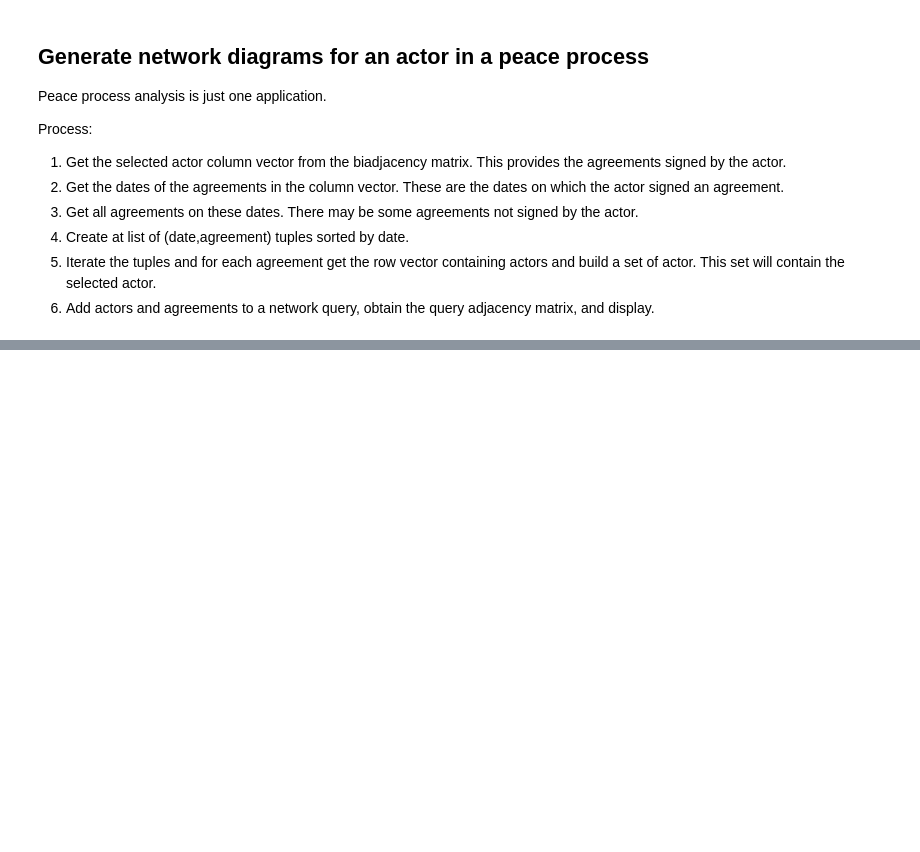
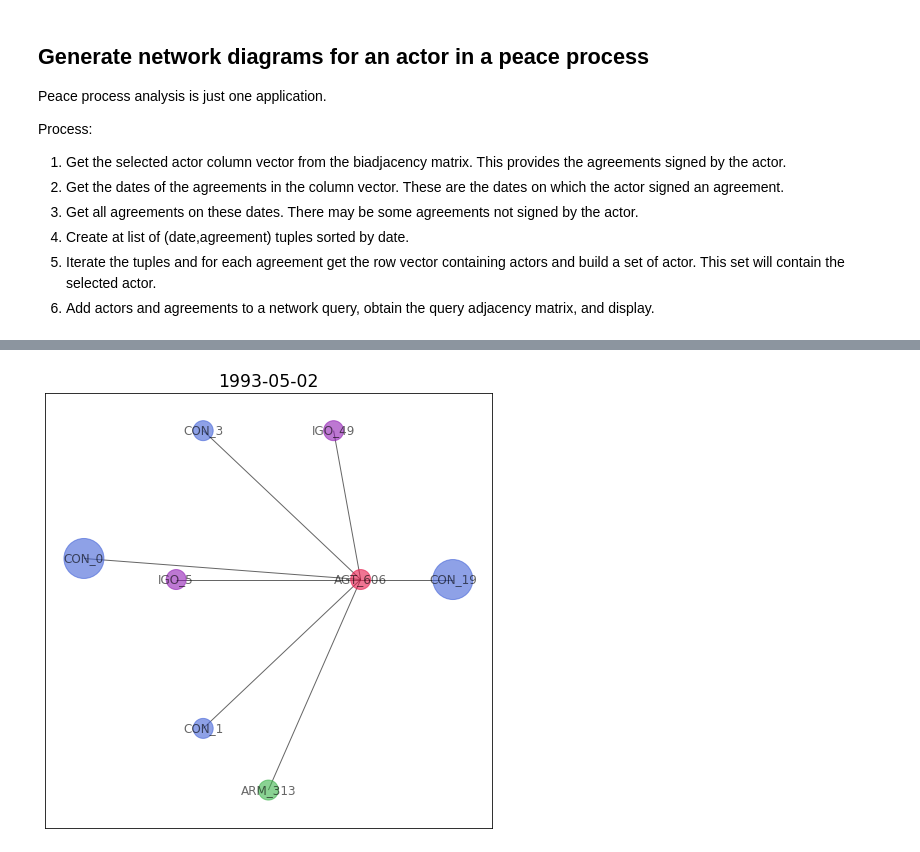
Before and after one commit to roybgardner/agreements-actors, a Jupyter notebook: signatories_network_time_series.ipynb, the cells around one changed output, grey strips where cells are left out. Saved outputs shown, nothing was run; the diff lists cells and outputs as text; code cells hidden in the pictures; blank space fills up the shorter version.

```diff
--- a/signatories_network_time_series.ipynb
+++ b/signatories_network_time_series.ipynb
@@ -173,0 +156,83 @@ Bosnia and Herzegovina
+# %%
+%run ./network_functions.py
+
+def display_networkx_graph(actor_ids,query_matrix,vertex_indices,adj_vertices,data_dict,title='',file=''):
+    node_labels = {}
+    node_sizes = []
+    for i,index in enumerate(vertex_indices):
+        node_id = adj_vertices[index]
+        node_labels[i] = node_id
+
+        if node_id == actor_ids[0]:
+            left_node = i
+            node_sizes.append(1600)
+        elif node_id == actor_ids[1]:
+            right_node = i
+            node_sizes.append(1600)
+        else:
+            node_sizes.append(400)
+
+    node_colors = [data_dict['color_map'][v.split('_')[0]] for _,v in node_labels.items()]
+    graph = nx.from_numpy_array(query_matrix, create_using=nx.Graph)
+    f = plt.figure(figsize=(8,8))
+    pos = nx.circular_layout(graph)
+
+    pos[left_node] = np.array([-2,0.1])
+    pos[right_node] = np.array([2,0])
+
+    nx.draw_networkx(graph,pos,labels=node_labels,node_color=node_colors,node_size=node_sizes,\
+                     font_size=12,alpha=0.6)
+    plt.grid(False)
+    plt.title(title,fontsize='xx-large')
+    if len(file) > 0:
+        plt.savefig('../../outputs/' + file + '.png', bbox_inches='tight')
+    plt.show()
+
+
+# Decide on an actor
+actor_ids = ['CON_0','CON_19']
+agreement_ids = get_consignatory_agreements(actor_ids,pp_data_dict)
+print(agreement_ids)
+
+# Get dates actor signed an agreement
+dates = []
+for agreement_id in agreement_ids:
+    dates.append(get_agreement_date(agreement_id,data_dict))
+
+# Get all agreements signed on those dates
+dates_dict = {}
+for agreement_id in pp_data_dict['pp_agreement_ids']:
+    date = get_agreement_date(agreement_id,data_dict)
+    if not date in dates:
+        continue
+    if date in dates_dict:
+        dates_dict[date].append(agreement_id)
+    else:
+        dates_dict[date]= [agreement_id]
+
+dates = sorted(dates_dict.items(),key=lambda kv:kv[0])
+
+adj_matrix,adj_vertices = adjacency_from_biadjacency(pp_data_dict)
+
+for t in dates:
+    print(t[0])
+    agreement_ids = t[1]
+    print(agreement_ids)
+    agreement_indices = [pp_data_dict['pp_agreement_ids'].index(agreement_id) for\
+                         agreement_id in agreement_ids]
+    actor_indices = []
+    for agreement_index in agreement_indices:
+        actor_indices.extend([index for index,v in enumerate(pp_data_dict['pp_matrix'][agreement_index]) if\
+                                  v==1])
+        actor_indices = list(set(actor_indices))
+
+    all_actor_ids = [pp_data_dict['pp_actor_ids'][index] for index in actor_indices]
+
+    query_vertices = []
+    query_vertices.extend(all_actor_ids)
+    query_vertices.extend(agreement_ids)
+    query_indices = [adj_vertices.index(vertex) for vertex in query_vertices]
+    query_matrix,found_indices = get_query_matrix(query_indices,adj_matrix,operator='AND')
+    display_networkx_graph(actor_ids,query_matrix,found_indices,adj_vertices,data_dict,title=t[0],file=t[0])
+    #break
+# %% [output]
@@ -173,0 +242 @@ Bosnia and Herzegovina
+[figure, added]
```
Also changed, not shown: parts of 4 cells of this notebook, 3 other files.
